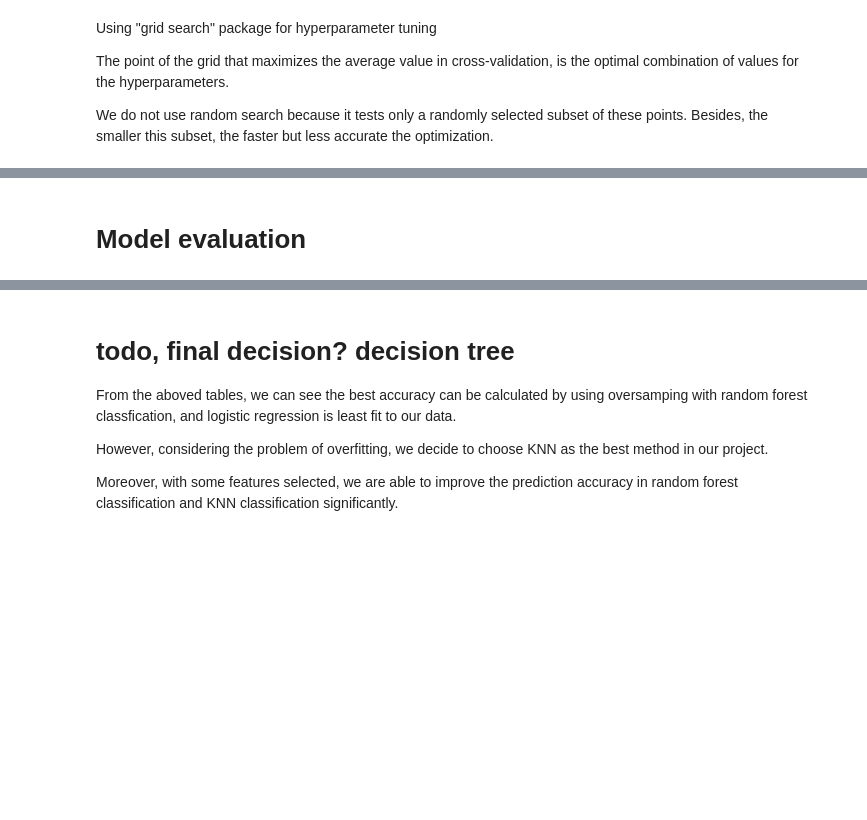
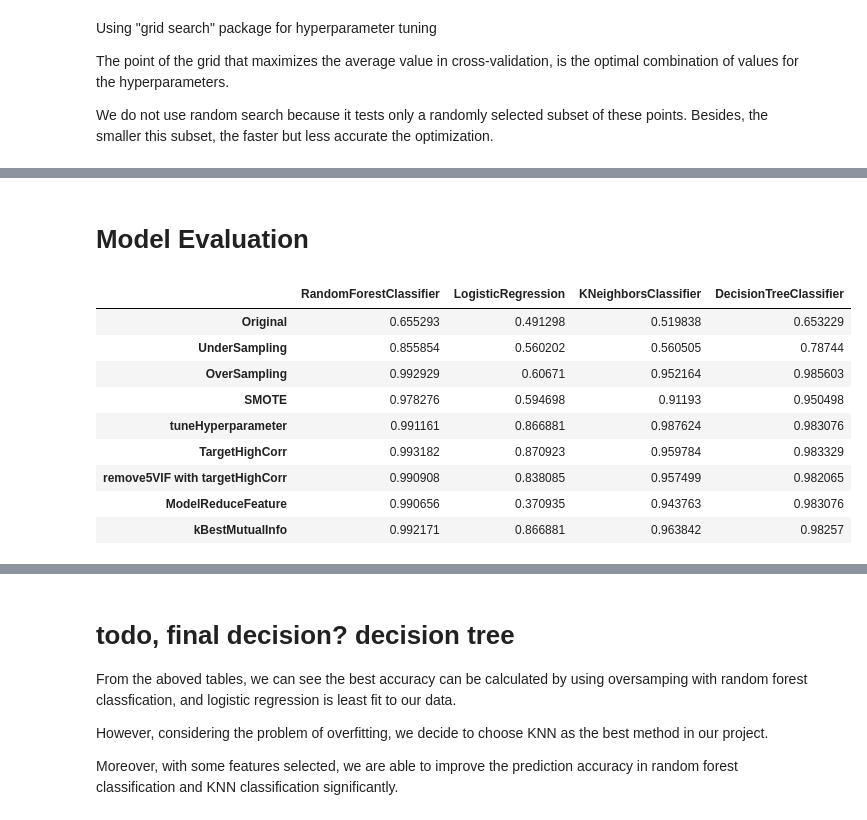
Before and after one commit to gg41825/ml-group-project, a Jupyter notebook: Bankruptcy_Jan20_combined.ipynb, the cells around one changed output, grey strips where cells are left out. Saved outputs shown, nothing was run; the diff lists cells and outputs as text; code cells hidden in the pictures; blank space fills up the shorter version.

```diff
--- a/Bankruptcy_Jan20_combined.ipynb
+++ b/Bankruptcy_Jan20_combined.ipynb
@@ -735,4 +739,4 @@ testModels(X_final, y_final, C_OPT, True)
 [figure]
 [figure]
 # %% [markdown]
-# Model evaluation
+# Model Evaluation
@@ -740,0 +743,13 @@ testModels(X_final, y_final, C_OPT, True)
+# %%
+models_f1Score
+# %% [output]
+|  | RandomForestClassifier | LogisticRegression | KNeighborsClassifier | DecisionTreeClassifier |
+| Original | 0.655293 | 0.491298 | 0.519838 | 0.653229 |
+| UnderSampling | 0.855854 | 0.560202 | 0.560505 | 0.78744 |
+| OverSampling | 0.992929 | 0.60671 | 0.952164 | 0.985603 |
+| SMOTE | 0.978276 | 0.594698 | 0.91193 | 0.950498 |
+| tuneHyperparameter | 0.991161 | 0.866881 | 0.987624 | 0.983076 |
+| TargetHighCorr | 0.993182 | 0.870923 | 0.959784 | 0.983329 |
+| remove5VIF with targetHighCorr | 0.990908 | 0.838085 | 0.957499 | 0.982065 |
+| ModelReduceFeature | 0.990656 | 0.370935 | 0.943763 | 0.983076 |
+| kBestMutualInfo | 0.992171 | 0.866881 | 0.963842 | 0.98257 |
```
Also changed, not shown: parts of 25 cells of this notebook.
